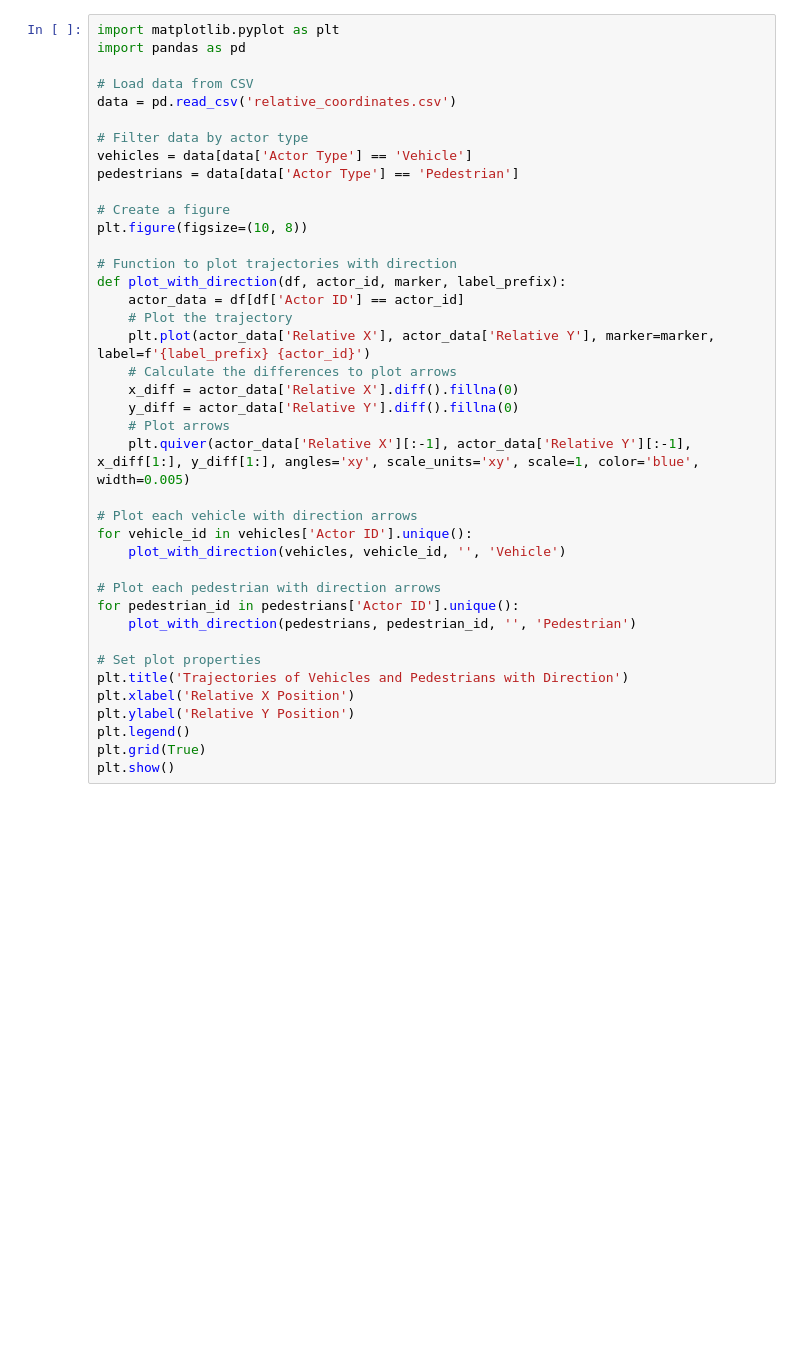
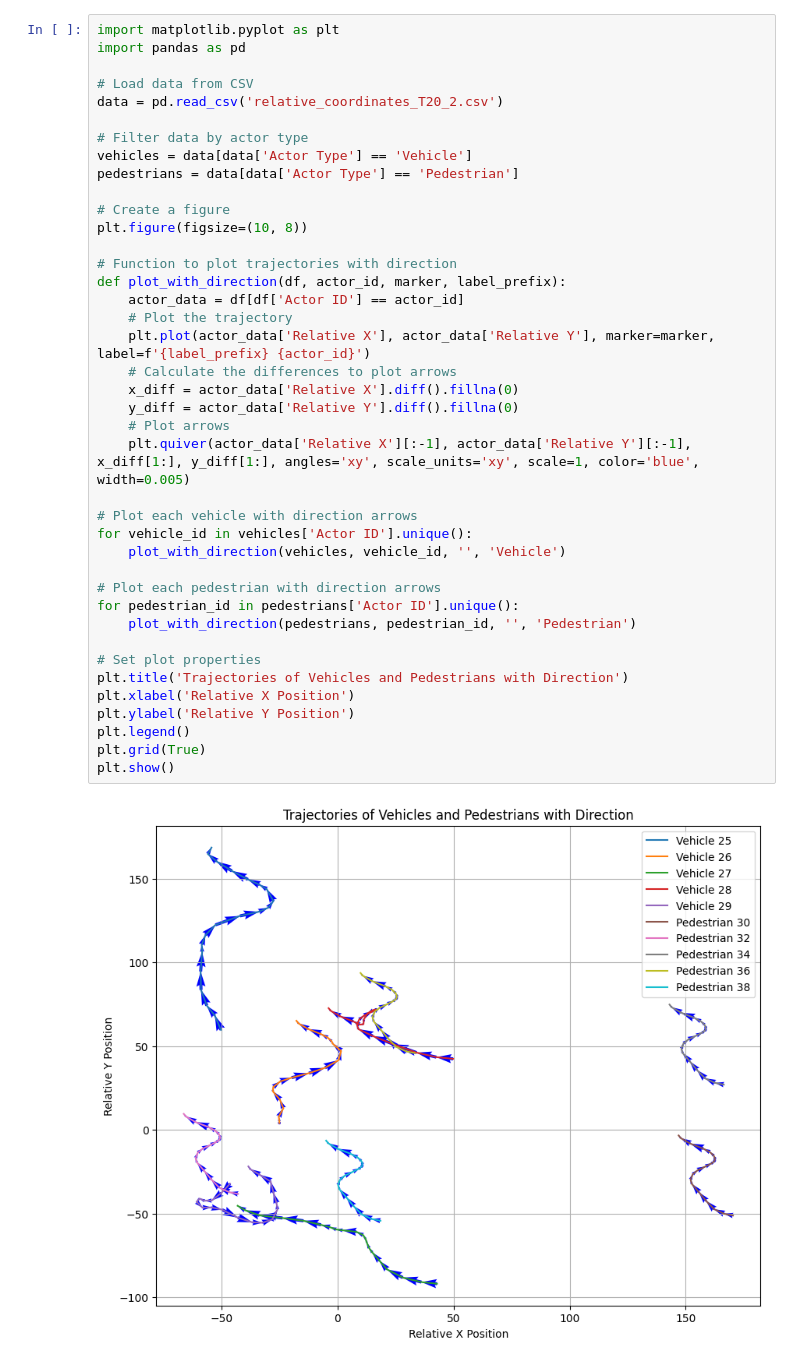
Before and after one commit to Marijn-dev/AI-for-priority-vehicles, a Jupyter notebook: LSTM/datacollection.ipynb, the cells around one changed output. Drawn from its saved outputs; the diff is of its cells as text; blank space fills up the shorter version.

```diff
--- a/LSTM/datacollection.ipynb
+++ b/LSTM/datacollection.ipynb
@@ -85,7 +106,7 @@ import matplotlib.pyplot as plt
 import pandas as pd
 
 # Load data from CSV
-data = pd.read_csv('relative_coordinates.csv')
+data = pd.read_csv('relative_coordinates_T20_2.csv')
 
 # Filter data by actor type
 vehicles = data[data['Actor Type'] == 'Vehicle']
@@ -94,30 +115,31 @@ pedestrians = data[data['Actor Type'] == 'Pedestrian']
 # Create a figure
 plt.figure(figsize=(10, 8))
 
 # Function to plot trajectories with direction
 def plot_with_direction(df, actor_id, marker, label_prefix):
     actor_data = df[df['Actor ID'] == actor_id]
     # Plot the trajectory
     plt.plot(actor_data['Relative X'], actor_data['Relative Y'], marker=marker, label=f'{label_prefix} {actor_id}')
     # Calculate the differences to plot arrows
     x_diff = actor_data['Relative X'].diff().fillna(0)
     y_diff = actor_data['Relative Y'].diff().fillna(0)
     # Plot arrows
     plt.quiver(actor_data['Relative X'][:-1], actor_data['Relative Y'][:-1], x_diff[1:], y_diff[1:], angles='xy', scale_units='xy', scale=1, color='blue', width=0.005)
 
 # Plot each vehicle with direction arrows
 for vehicle_id in vehicles['Actor ID'].unique():
     plot_with_direction(vehicles, vehicle_id, '', 'Vehicle')
 
 # Plot each pedestrian with direction arrows
 for pedestrian_id in pedestrians['Actor ID'].unique():
     plot_with_direction(pedestrians, pedestrian_id, '', 'Pedestrian')
 
 # Set plot properties
 plt.title('Trajectories of Vehicles and Pedestrians with Direction')
 plt.xlabel('Relative X Position')
 plt.ylabel('Relative Y Position')
 plt.legend()
 plt.grid(True)
 plt.show()
 # %% [output]
+[figure, added]
```
Also changed, not shown: parts of 2 cells of this notebook.
